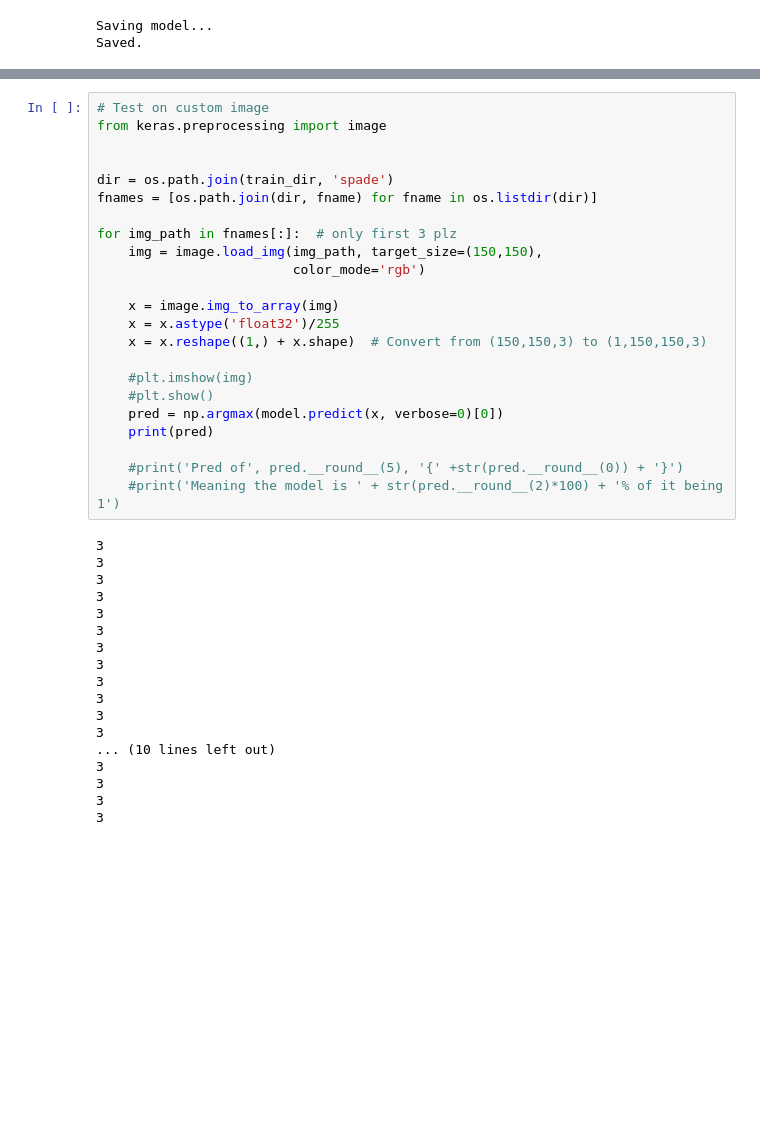
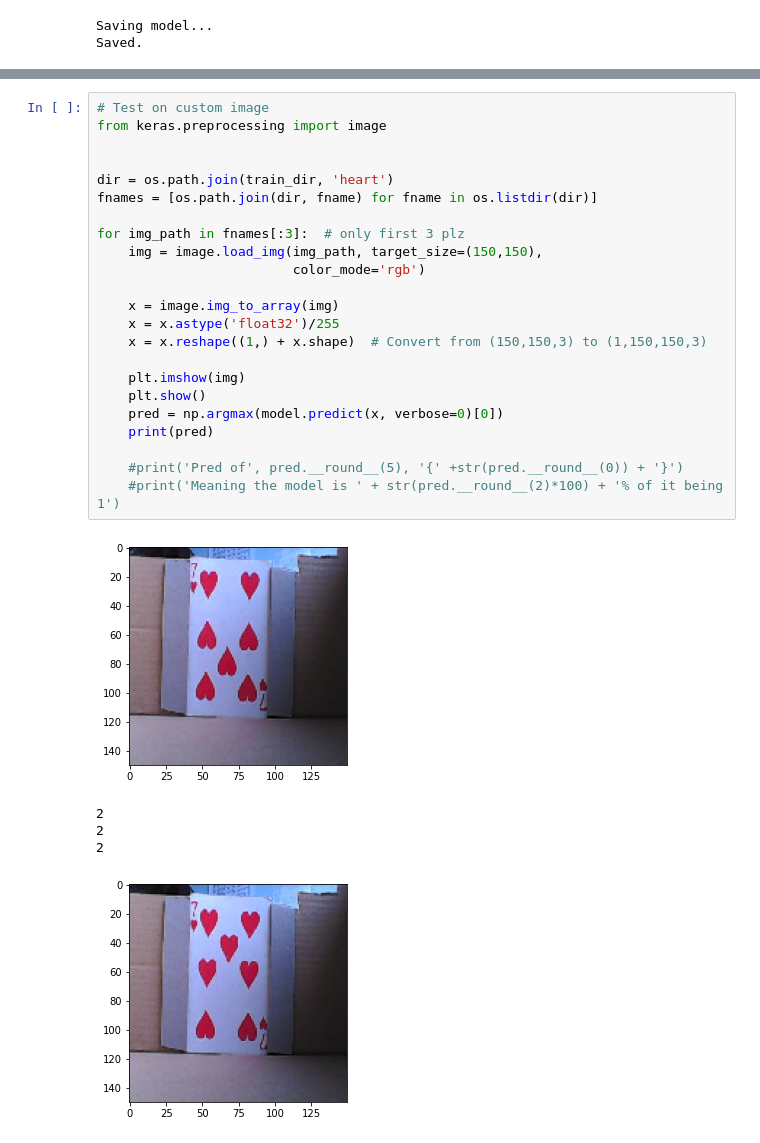
Before and after one commit to gyndlf/jerry, a Jupyter notebook: cards/suit-agent.ipynb, the cells around one changed output, grey strips where cells are left out. Drawn from its saved outputs; the diff is of its cells as text; blank space fills up the shorter version.

```diff
--- a/cards/suit-agent.ipynb
+++ b/cards/suit-agent.ipynb
@@ -132,41 +133,29 @@ plt.show()
 # %%
 # Test on custom image
 from keras.preprocessing import image
 
 
-dir = os.path.join(train_dir, 'spade')
+dir = os.path.join(train_dir, 'heart')
 fnames = [os.path.join(dir, fname) for fname in os.listdir(dir)]
 
-for img_path in fnames[:]:  # only first 3 plz
+for img_path in fnames[:3]:  # only first 3 plz
     img = image.load_img(img_path, target_size=(150,150),
                          color_mode='rgb')
 
     x = image.img_to_array(img)
     x = x.astype('float32')/255
     x = x.reshape((1,) + x.shape)  # Convert from (150,150,3) to (1,150,150,3)
 
-    #plt.imshow(img)
-    #plt.show()
+    plt.imshow(img)
+    plt.show()
     pred = np.argmax(model.predict(x, verbose=0)[0])
     print(pred)
 
     #print('Pred of', pred.__round__(5), '{' +str(pred.__round__(0)) + '}')
     #print('Meaning the model is ' + str(pred.__round__(2)*100) + '% of it being 1')
 # %% [output]
+[figure, added]
-3
-3
-3
-3
-3
-3
-3
-3
-3
-3
-3
-3
-... (10 lines left out)
-3
-3
-3
-3
+2
+2
+2
+[figure, added]
```
Also changed, not shown: parts of 4 cells of this notebook, 4 other files.
